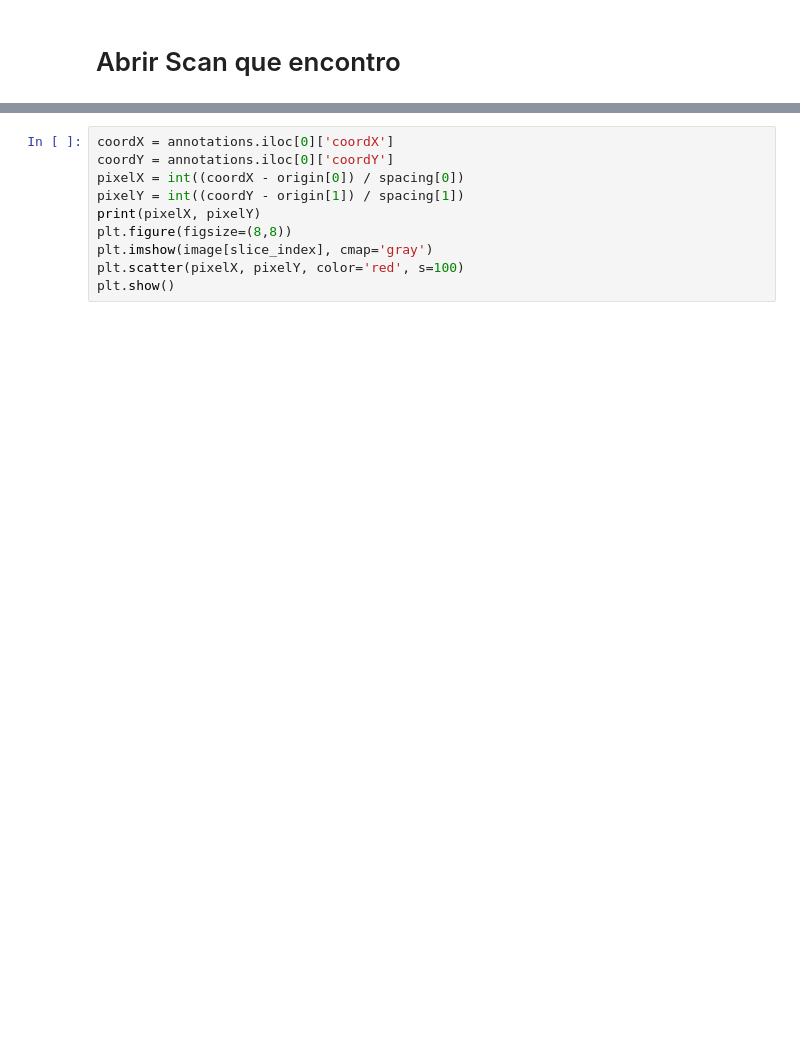
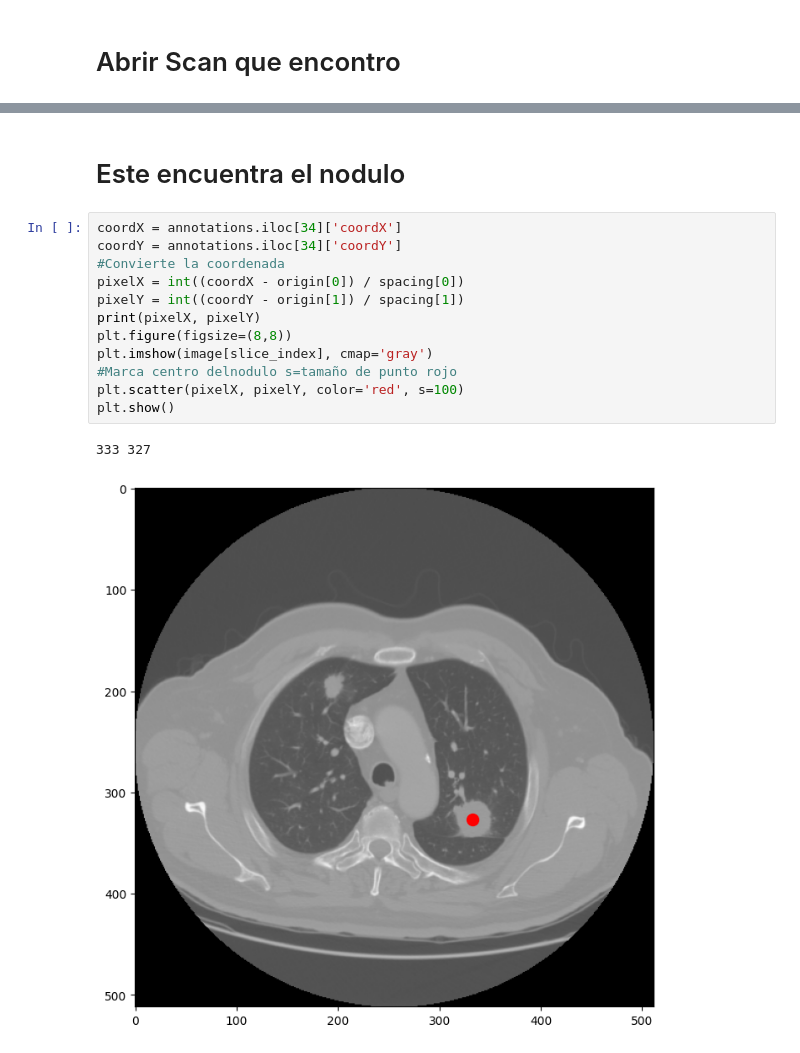
Before and after one commit to kassmontezuma/Capstone, a Jupyter notebook: DLExplore.ipynb, the cells around one changed output, grey strips where cells are left out. Drawn from its saved outputs; the diff is of its cells as text; blank space fills up the shorter version.

```diff
--- a/DLExplore.ipynb
+++ b/DLExplore.ipynb
@@ -92,13 +126,20 @@ plt.show()
+# %% [markdown]
+# Este encuentra el nodulo
 # %%
-coordX = annotations.iloc[0]['coordX']
-coordY = annotations.iloc[0]['coordY']
+coordX = annotations.iloc[34]['coordX']
+coordY = annotations.iloc[34]['coordY']
+#Convierte la coordenada
 pixelX = int((coordX - origin[0]) / spacing[0])
 pixelY = int((coordY - origin[1]) / spacing[1])
 print(pixelX, pixelY)
 plt.figure(figsize=(8,8))
 plt.imshow(image[slice_index], cmap='gray')
+#Marca centro delnodulo s=tamaño de punto rojo
 plt.scatter(pixelX, pixelY, color='red', s=100)
 plt.show()
+# %% [output]
+333 327
+[figure, added]
 # %%
 for i in range(slice_index - 3, slice_index + 4):
     plt.figure(figsize=(5,5))
```
Also changed, not shown: parts of 25 cells of this notebook.
